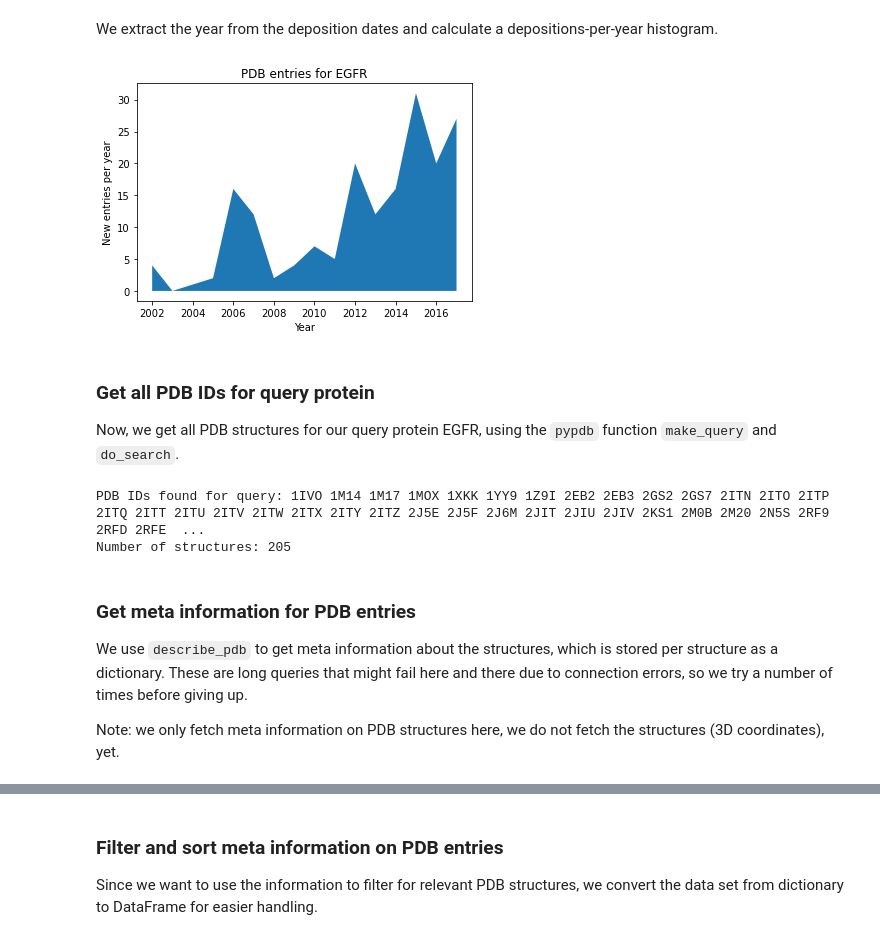
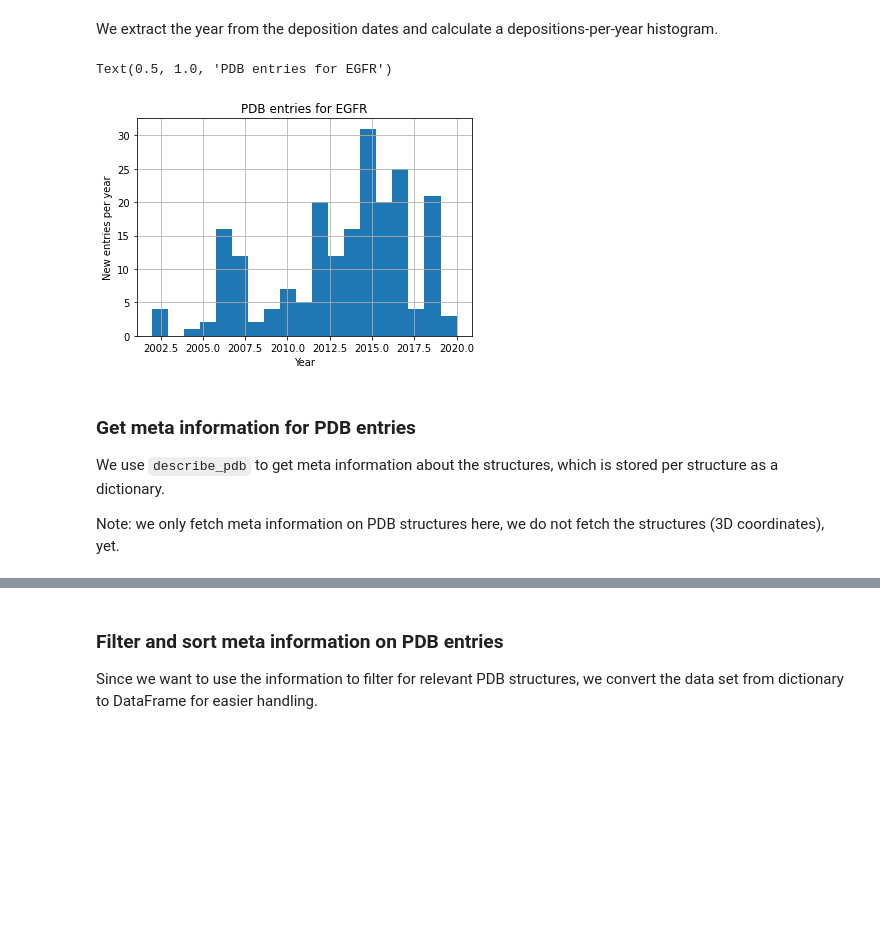
Before and after one commit to volkamerlab/teachopencadd, a Jupyter notebook: teachopencadd/talktorials/008_query_pdb/talktorial.ipynb, the cells around one changed output, grey strips where cells are left out. Saved outputs shown, nothing was run; the diff lists cells and outputs as text; code cells hidden in the pictures; blank space fills up the shorter version.

```diff
--- a/teachopencadd/talktorials/008_query_pdb/talktorial.ipynb
+++ b/teachopencadd/talktorials/008_query_pdb/talktorial.ipynb
@@ -131,2 +128,5 @@ Number of EGFR structures found:  179
+# %%
+# Query database
+dates = pypdb.find_dates("P00533", max_results=len(found_pdb_ids))
 # %%
 # Example of the first three deposition dates
@@ -135,45 +135,21 @@ all_dates[:3]
 ['2002-03-28', '2002-06-17', '2002-06-17']
 # %% [markdown]
 We extract the year from the deposition dates and calculate a depositions-per-year histogram.
-# %%
-# Extract year
-all_dates = np.asarray(all_dates)
-all_years = np.asarray([int(depdate[:4]) for depdate in all_dates])
-
-# Calculate histogram
-bins = max(all_years)-min(all_years)  # Bin number = year range
-subs_v_time = np.histogram(all_years, bins)
-
-# All entries (excluding 2018) are plotted
-dates, num_entries = subs_v_time[1][:-1], subs_v_time[0]
-
-# Show histogram
-fig, ax = plt.subplots()
-ax.fill_between(dates, 0, num_entries)
-ax.set_ylabel("New entries per year")
-ax.set_xlabel("Year")
-ax.set_title("PDB entries for EGFR")
-plt.show()
-# %% [output]
-[figure, removed]
-# %% [markdown]
-### Get all PDB IDs for query protein
-
-Now, we get all PDB structures for our query protein EGFR, using the `pypdb` function `make_query` and `do_search`.
-# %%
-search_dict = pypdb.make_query("P00533")  # May run into timeout when max_results is 180 or more
-found_pdb_ids = pypdb.do_search(search_dict)
-
-print("PDB IDs found for query:", *found_pdb_ids)
-
-print("Number of structures:", len(found_pdb_ids))
-# %% [output]
-PDB IDs found for query: 1IVO 1M14 1M17 1MOX 1XKK 1YY9 1Z9I 2EB2 2EB3 2GS2 2GS7 2ITN 2ITO 2ITP 2ITQ 2ITT 2ITU 2ITV 2ITW 2ITX 2ITY 2ITZ 2J5E 2J5F 2J6M 2JIT 2JIU 2JIV 2KS1 2M0B 2M20 2N5S 2RF9 2RFD 2RFE  ...
-Number of structures: 205
+# %%
+# Extract year
+years = pd.Series([int(date[:4]) for date in dates])
+bins = years.max() - years.min() + 1
+axes = years.hist(bins=bins)
+axes.set_ylabel("New entries per year")
+axes.set_xlabel("Year")
+axes.set_title("PDB entries for EGFR")
+# %% [output]
+Text(0.5, 1.0, 'PDB entries for EGFR')
+[figure, added]
 # %% [markdown]
 ### Get meta information for PDB entries
 
-We use `describe_pdb` to get meta information about the structures, which is stored per structure as a dictionary. These are long queries that might fail here and there due to connection errors, so we try a number of times before giving up.
+We use `describe_pdb` to get meta information about the structures, which is stored per structure as a dictionary.
 
 Note: we only fetch meta information on PDB structures here, we do not fetch the structures (3D coordinates), yet.
 # %%
```
Also changed, not shown: parts of 44 cells of this notebook.
